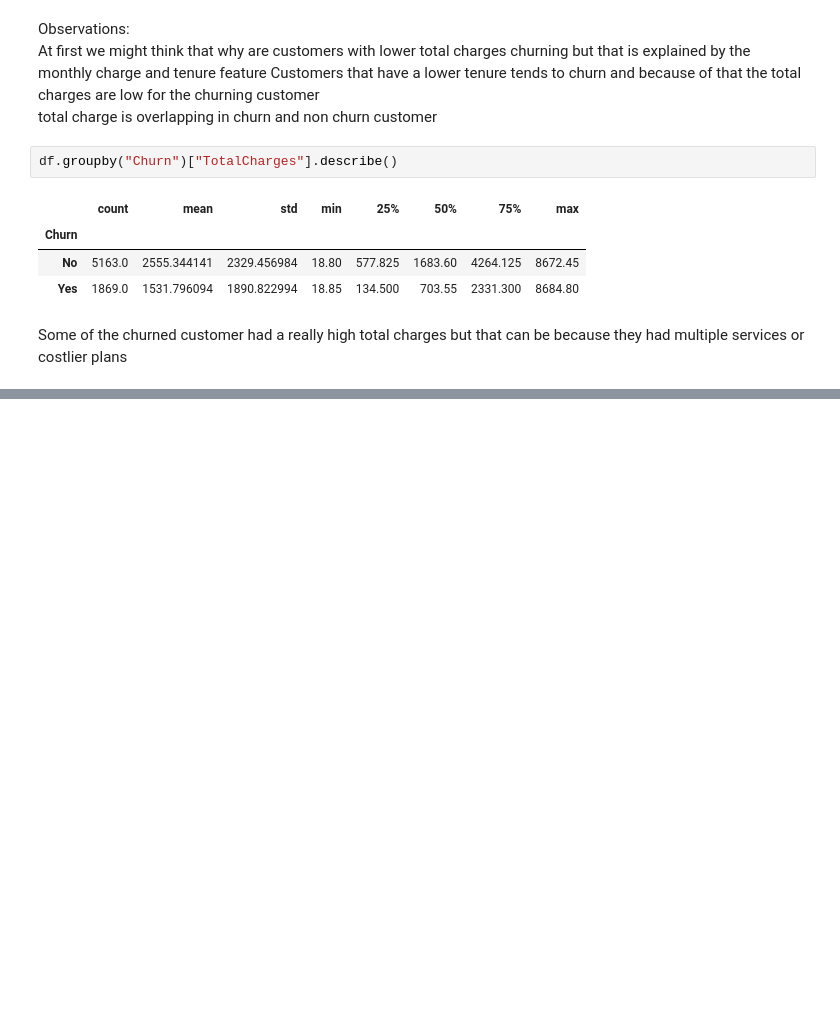
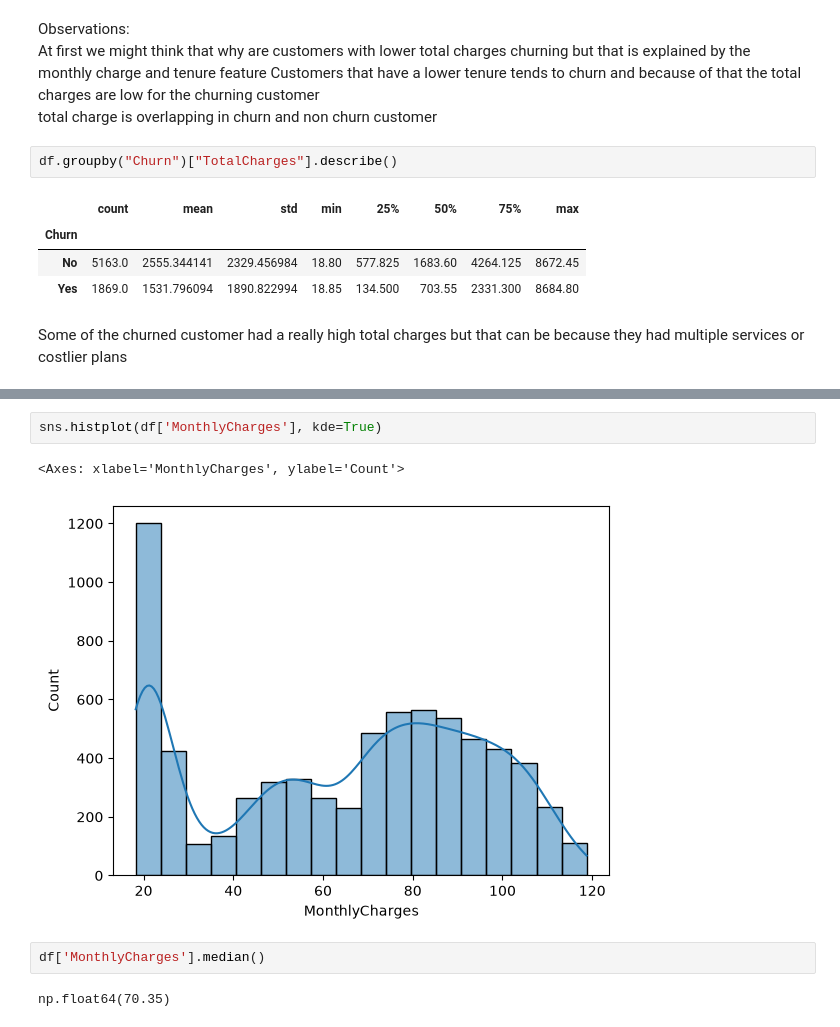
Before and after one commit to SuryanshThapliyal/IBM-Telco-customer-churn-prediction, a Jupyter notebook: customer_churn.ipynb, the cells around one changed output, grey strips where cells are left out. Drawn from its saved outputs; the diff is of its cells as text; blank space fills up the shorter version.

```diff
--- a/customer_churn.ipynb
+++ b/customer_churn.ipynb
@@ -180,0 +215,9 @@ Some of the churned customer had a really high total charges but that can be bec
+# %%
+sns.histplot(df['MonthlyCharges'], kde=True)
+# %% [output]
+<Axes: xlabel='MonthlyCharges', ylabel='Count'>
+[figure, added]
+# %%
+df['MonthlyCharges'].median()
+# %% [output]
+np.float64(70.35)
```
Also changed, not shown: parts of 15 cells of this notebook.
